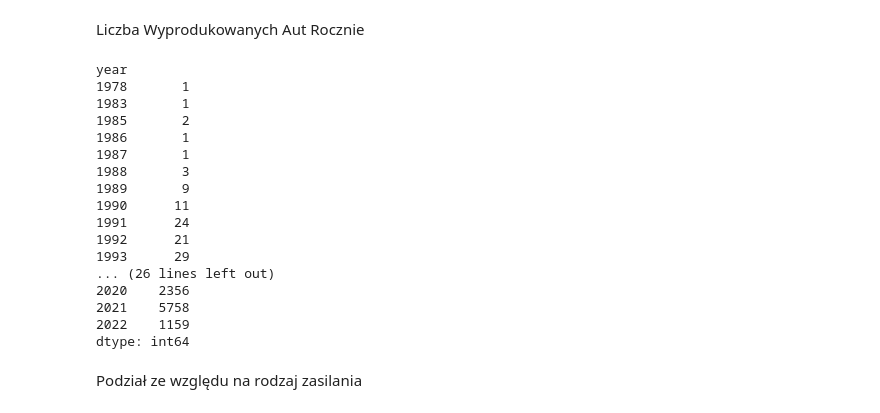
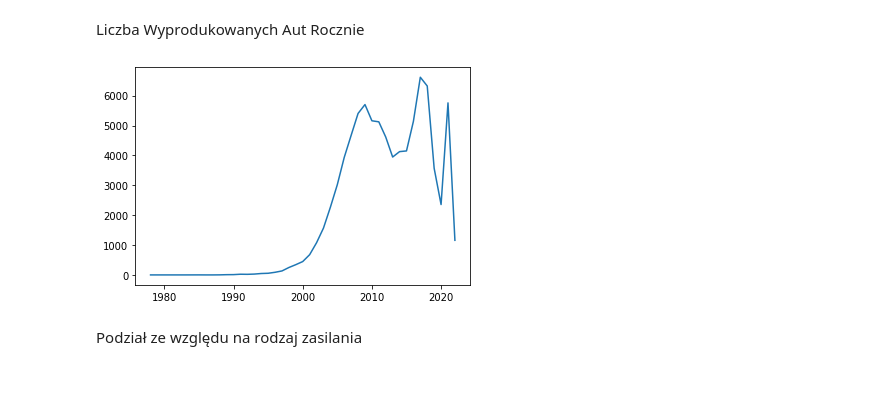
Before and after one commit to mateusz-orzel/analiza-danych-w-pythonie, a Jupyter notebook: projekt.ipynb, the cells around one changed output. Drawn from its saved outputs; the diff is of its cells as text; code cells hidden in the pictures; blank space fills up the shorter version.

```diff
--- a/projekt.ipynb
+++ b/projekt.ipynb
@@ -171,26 +143,12 @@ cars_noNaN["price"].nlargest(n=5)
 Name: price, dtype: int64
 # %% [markdown]
 Liczba Wyprodukowanych Aut Rocznie
-# %%
-cars_noNaN.value_counts("year").sort_index()
-# %% [output]
-year
-1978       1
-1983       1
-1985       2
-1986       1
-1987       1
-1988       3
-1989       9
-1990      11
-1991      24
-1992      21
-1993      29
-... (26 lines left out)
-2020    2356
-2021    5758
-2022    1159
-dtype: int64
+# %%
+data = cars_noNaN.value_counts("year").sort_index()
+plt.plot(data)
+plt.show()
+# %% [output]
+[figure, added]
 # %% [markdown]
 Podział ze względu na rodzaj zasilania
 # %%
```
Also changed, not shown: parts of 8 cells of this notebook.
